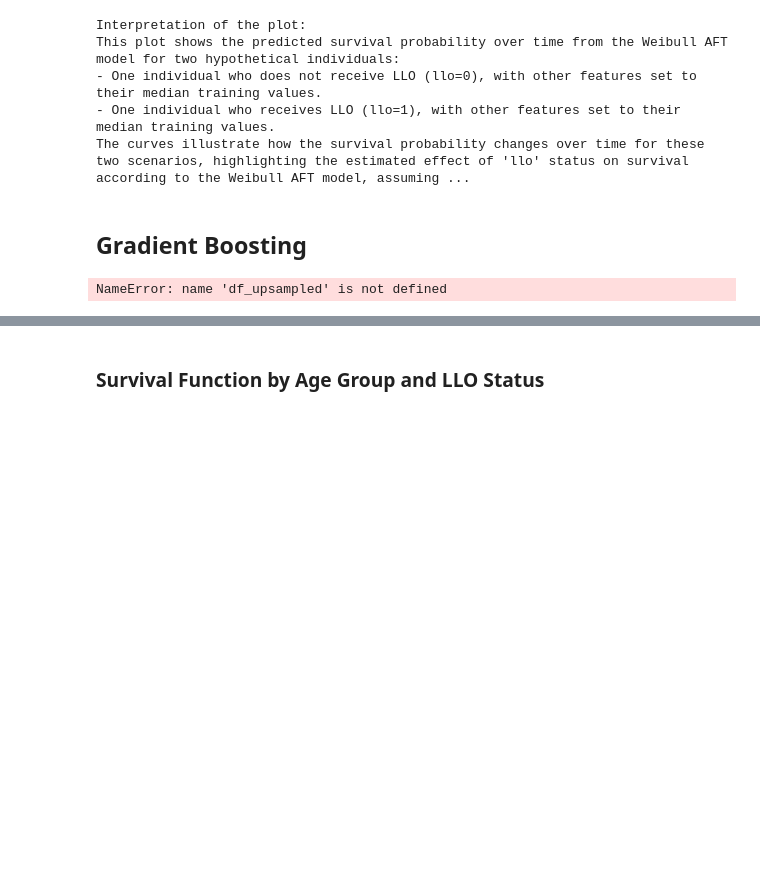
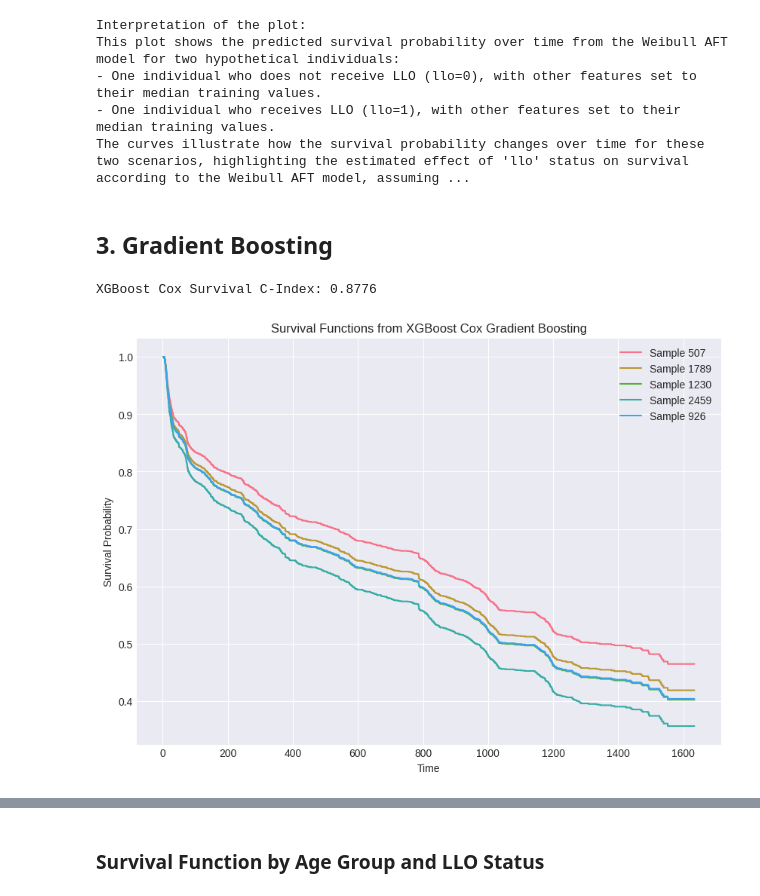
Before and after one commit to D2718281828nis/BioMedAI-Heart-Desease-LifeTime-Forecast, a Jupyter notebook: Survival-function-analysys.ipynb, the cells around one changed output, grey strips where cells are left out. Drawn from its saved outputs; the diff is of its cells as text; code cells hidden in the pictures; blank space fills up the shorter version.

```diff
--- a/Survival-function-analysys.ipynb
+++ b/Survival-function-analysys.ipynb
@@ -802,7 +815,7 @@ This plot shows the predicted survival probability over time from the Weibull AF
 - One individual who receives LLO (llo=1), with other features set to their median training values.
 The curves illustrate how the survival probability changes over time for these two scenarios, highlighting the estimated effect of 'llo' status on survival according to the Weibull AFT model, assuming ...
 # %% [markdown]
-## Gradient Boosting
+## 3. Gradient Boosting
 # %%
 !pip install xgboost lifelines -q
 # %%
@@ -841,14 +854,21 @@ xgb_surv = XGBRegressor(
 xgb_surv.fit(X_train_sc, y_train_xgb)
 
 # --- 3. Predict risk scores ---
+
+
+
 risk_test = xgb_surv.predict(X_test_sc)
 
-# C-index: higher risk should mean shorter survival time
-c_index_xgb = concordance_index_censored(
-    event_test,
+# C-index using lifelines
+# risk_test: higher = higher risk = shorter survival
+# concordance_index expects higher score = longer survival, so use -risk_test
+from lifelines.utils import concordance_index
+
+c_index_xgb = concordance_index(
     time_test,
-    risk_test
-)[0]
+    -risk_test,
+    event_test
+)
 
 print(f"\nXGBoost Cox Survival C-Index: {c_index_xgb:.4f}")
 
@@ -867,31 +887,32 @@ cox_calibrator.fit(
 )
 
 # --- 5. Plot survival functions for selected test samples ---
 sample_indices = [0, 10, 20, 30, 40]
 sample_indices = [i for i in sample_indices if i < len(X_test_sc)]
 
 risk_sample = pd.DataFrame({
     "xgb_risk": risk_test[sample_indices]
 })
 
 surv_df = cox_calibrator.predict_survival_function(risk_sample)
 
 plt.figure(figsize=(10, 7))
 
 for j, sample_idx in enumerate(sample_indices):
     original_test_index = X_test.index[sample_idx]
     plt.step(
         surv_df.index,
         surv_df.iloc[:, j],
         where="post",
         label=f"Sample {original_test_index}"
     )
 
 plt.title("Survival Functions from XGBoost Cox Gradient Boosting")
 plt.xlabel("Time")
 plt.ylabel("Survival Probability")
 plt.legend()
 plt.grid(True)
 plt.show()
 # %% [output]
-NameError: name 'df_upsampled' is not defined
+XGBoost Cox Survival C-Index: 0.8776
+[figure, added]
```
Also changed, not shown: parts of 4 cells of this notebook.
